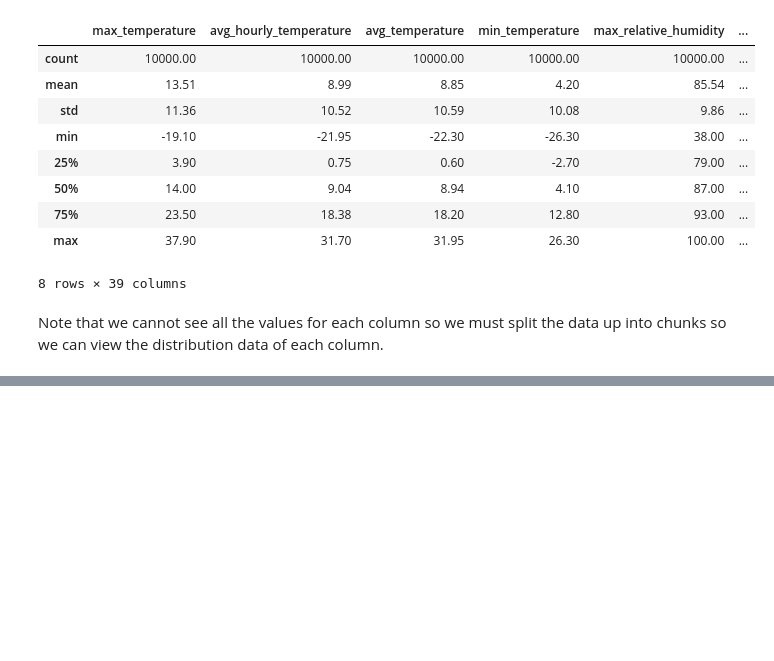
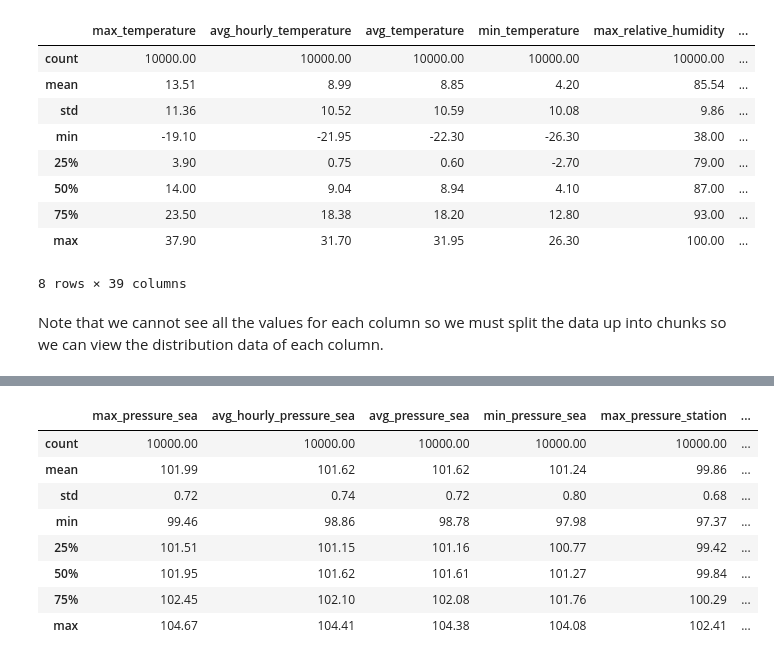
Before and after one commit to sampso29/Toronto-Rain-Prediction-, a Jupyter notebook: Toronto Rain Prediction.ipynb, the cells around one changed output, grey strips where cells are left out. Cells and saved outputs as stored; diff of their text form; code cells hidden in the pictures; blank space fills up the shorter version.

```diff
--- a/Toronto Rain Prediction.ipynb
+++ b/Toronto Rain Prediction.ipynb
@@ -236,0 +265,14 @@ Note that we cannot see all the values for each column so we must split the data
+# %%
+#analyzing sea pressure and station pressure
+cols = data_reduced.columns[19:27]
+data_reduced[cols].describe()
+# %% [output]
+|  | max_pressure_sea | avg_hourly_pressure_sea | avg_pressure_sea | min_pressure_sea | max_pressure_station | ... |
+| count | 10000.00 | 10000.00 | 10000.00 | 10000.00 | 10000.00 | ... |
+| mean | 101.99 | 101.62 | 101.62 | 101.24 | 99.86 | ... |
+| std | 0.72 | 0.74 | 0.72 | 0.80 | 0.68 | ... |
+| min | 99.46 | 98.86 | 98.78 | 97.98 | 97.37 | ... |
+| 25% | 101.51 | 101.15 | 101.16 | 100.77 | 99.42 | ... |
+| 50% | 101.95 | 101.62 | 101.61 | 101.27 | 99.84 | ... |
+| 75% | 102.45 | 102.10 | 102.08 | 101.76 | 100.29 | ... |
+| max | 104.67 | 104.41 | 104.38 | 104.08 | 102.41 | ... |
```
Also changed, not shown: parts of 6 cells of this notebook.
